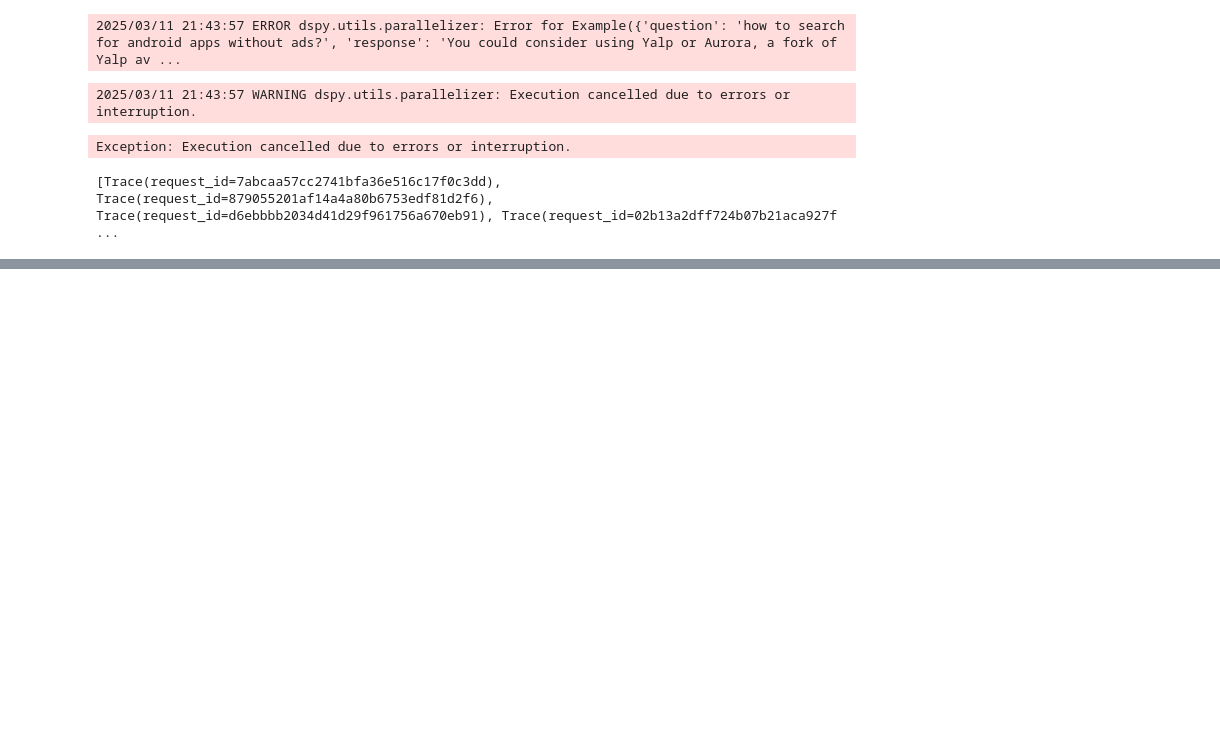
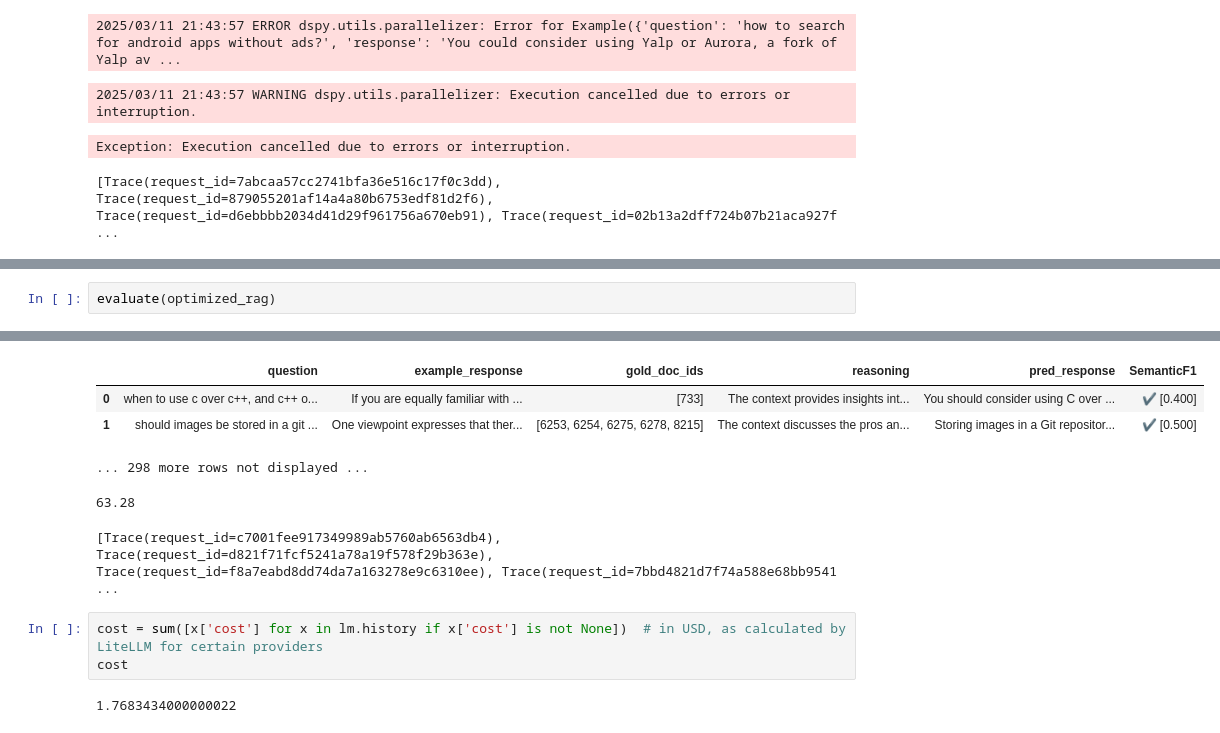
Before and after one commit to aidando73/hello-dspy, a Jupyter notebook: rag.ipynb, the cells around one changed output, grey strips where cells are left out. Cells and saved outputs as stored; diff of their text form; blank space fills up the shorter version.

```diff
--- a/rag.ipynb
+++ b/rag.ipynb
@@ -237,0 +265,3 @@ Bootstrapping set 11/19
+# %%
+evaluate(optimized_rag)
+# %% [output]
@@ -237,0 +269,11 @@ Bootstrapping set 11/19
+|  | question | example_response | gold_doc_ids | reasoning | pred_response | SemanticF1 |
+| 0 | when to use c over c++, and c++ o... | If you are equally familiar with ... | [733] | The context provides insights int... | You should consider using C over ... | ✔️ [0.400] |
+| 1 | should images be stored in a git ... | One viewpoint expresses that ther... | [6253, 6254, 6275, 6278, 8215] | The context discusses the pros an... | Storing images in a Git repositor... | ✔️ [0.500] |
+... 298 more rows not displayed ...
+63.28
+[Trace(request_id=c7001fee917349989ab5760ab6563db4), Trace(request_id=d821f71fcf5241a78a19f578f29b363e), Trace(request_id=f8a7eabd8dd74da7a163278e9c6310ee), Trace(request_id=7bbd4821d7f74a588e68bb9541 ...
+# %%
+cost = sum([x['cost'] for x in lm.history if x['cost'] is not None])  # in USD, as calculated by LiteLLM for certain providers
+cost
+# %% [output]
+1.7683434000000022
```
Also changed, not shown: parts of 5 cells of this notebook, 1 other file.
